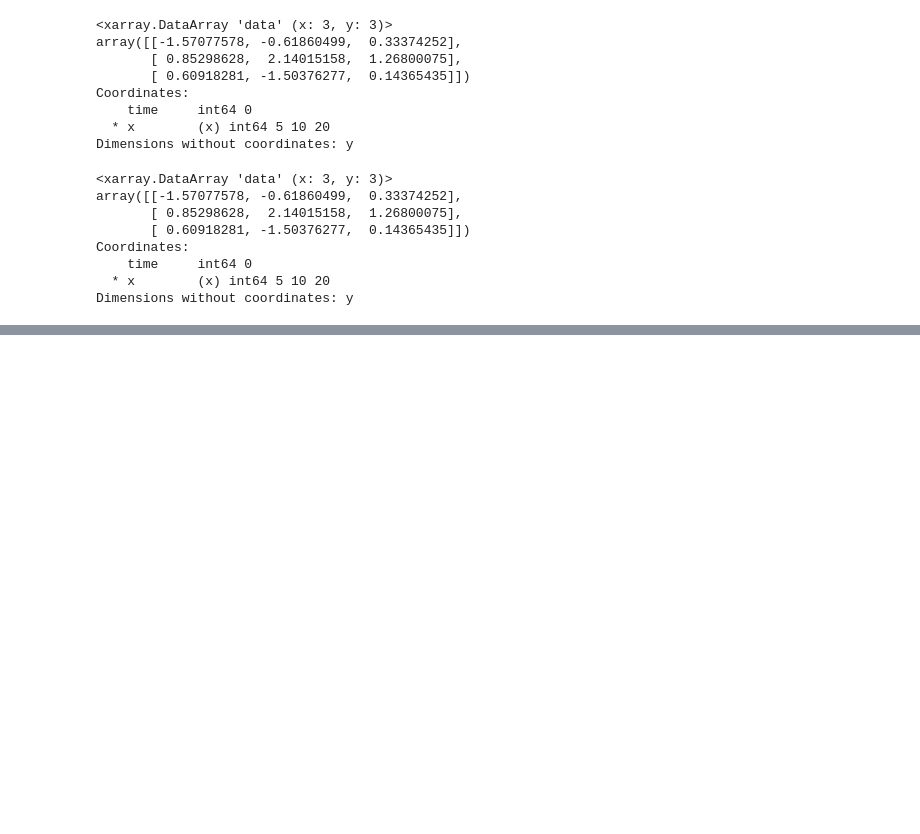
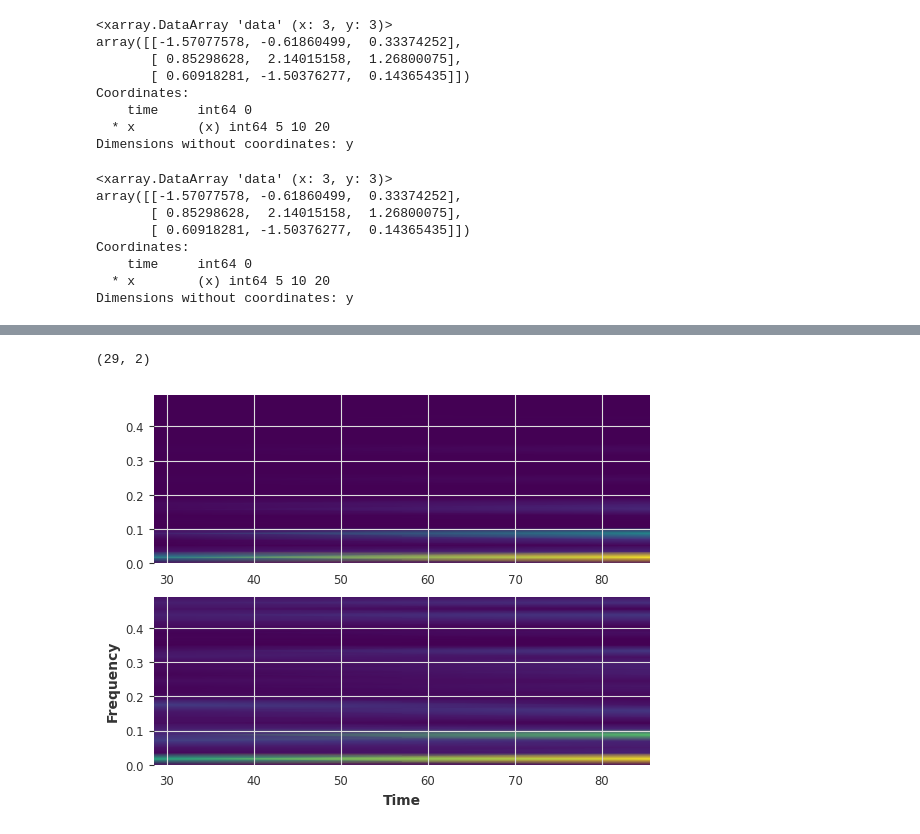
Before and after one commit to MahdiGilany/ts_snr, a Jupyter notebook: notebooks/1_Darts_test_Mahdi_23_5.ipynb, the cells around one changed output, grey strips where cells are left out. Saved outputs shown, nothing was run; the diff lists cells and outputs as text; code cells hidden in the pictures; blank space fills up the shorter version.

Commit message:
added scipy periodogram to notebook

```diff
--- a/notebooks/1_Darts_test_Mahdi_23_5.ipynb
+++ b/notebooks/1_Darts_test_Mahdi_23_5.ipynb
@@ -394,0 +404,28 @@ Dimensions without coordinates: y
+# %%
+from src.data.registry.data_registry import create_dataset, create_noisy_dataset
+from darts.timeseries import concatenate
+train_ts, val_ts, test_ts, scaler = create_dataset('air_passengers')
+train_noisy_ts, val_noisy_ts, test_noisy_ts, scaler_noisy = create_noisy_dataset('air_passengers', noise_std=50)
+series_ts = concatenate([train_ts, val_ts])._xa.values.reshape(-1)
+series_noisy_ts = concatenate([train_noisy_ts, val_noisy_ts])._xa.values.reshape(-1)
+# %%
+from scipy.signal import periodogram, spectrogram
+nperseg = len(series_ts)//2
+noverlap = 0
+f, t, Sxx = spectrogram(series_ts, nperseg=nperseg, noverlap=noverlap)
+f_noisy, t_noisy, Sxx_noisy = spectrogram(series_noisy_ts, nperseg=nperseg, noverlap=noverlap)
+print(Sxx.shape)
+
+# n = 3 # to remove noise power
+# Sxx_noisy[n:,:] = Sxx[n:,:]
+
+fig, (ax1, ax2) = plt.subplots(2,1,)
+ax1.pcolormesh(t, f, Sxx, shading='gouraud')
+ax2.pcolormesh(t_noisy, f_noisy, Sxx_noisy, shading='gouraud')
+# plt.ylim(0, .1)
+plt.ylabel('Frequency')
+plt.xlabel('Time')
+plt.show()
+# %% [output]
+(29, 2)
+[figure, added]
```
Also changed, not shown: parts of 8 cells of this notebook.
